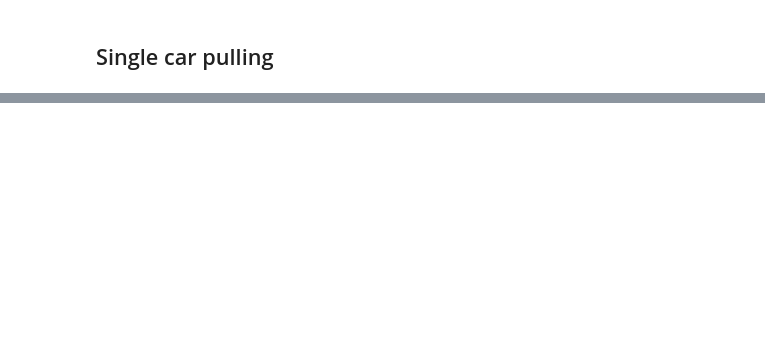
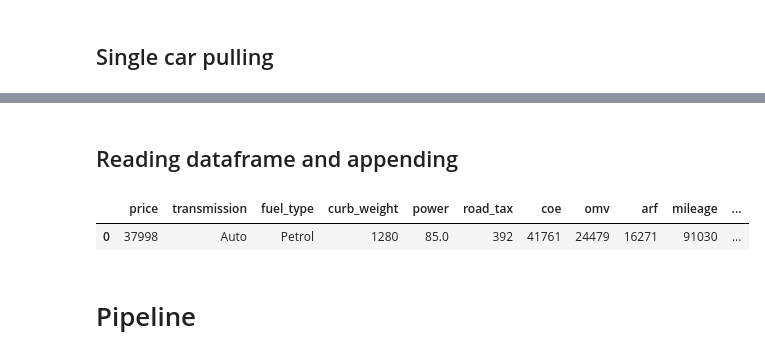
Before and after one commit to msamhz/webscrap_sgcarmart, a Jupyter notebook: webscrap.ipynb, the cells around one changed output, grey strips where cells are left out. Drawn from its saved outputs; the diff is of its cells as text; code cells hidden in the pictures; blank space fills up the shorter version.

```diff
--- a/webscrap.ipynb
+++ b/webscrap.ipynb
@@ -914,0 +1129,9 @@ print(results_smallcaps_cleaned)
+# %%
+def get_regdate(cleaned_script10_str):
+        match = re.search(r'"reg_date"\s*:\s*"([^"]+)"', cleaned_script10_str, re.IGNORECASE)
+        if match:
+            return match.group(1)
+        return None
+
+
+get_carmodel(str(cleaned_script10_str))
@@ -916,0 +1287,3 @@ print(results_smallcaps_cleaned)
+# %%
+details = extract_sgcarmart_car_details('https://www.sgcarmart.com/used-cars/info/audi-a3-sedan-10a-1439396/?dl=3382')
+details
@@ -916,0 +1309,44 @@ print(results_smallcaps_cleaned)
+# %% [markdown]
+## Reading dataframe and appending
+# %%
+def get_or_append_carlist_df(details, data_folder="data"):
+    """
+    If a CSV file exists in the data_folder, append the new details as a row.
+    If none exists, create a new one with the first details.
+    """
+    import os
+    import pandas as pd
+    from datetime import datetime
+
+    os.makedirs(data_folder, exist_ok=True)
+    csv_files = [f for f in os.listdir(data_folder) if f.startswith("carlist_") and f.endswith(".csv")]
+
+    if csv_files:
+        # Use most recent file
+        csv_files_sorted = sorted(
+            csv_files,
+            key=lambda fn: fn.split("_")[1].replace(".csv", ""),
+            reverse=True
+        )
+        csv_path = os.path.join(data_folder, csv_files_sorted[0])
+        df = pd.read_csv(csv_path)
+
+        # Append new details
+        df_new = pd.DataFrame([details])
+        df = pd.concat([df, df_new], ignore_index=True)
+        df.to_csv(csv_path, index=False)
+    else:
+        # No CSV exists, create new one
+        timestamp = datetime.now().strftime("%Y%m%d")
+        csv_path = os.path.join(data_folder, f"carlist_{timestamp}.csv")
+        df = pd.DataFrame([details])
+        df.to_csv(csv_path, index=False)
+
+    return df
+
+get_or_append_carlist_df(details)
+# %% [output]
+|  | price | transmission | fuel_type | curb_weight | power | road_tax | coe | omv | arf | mileage | ... |
+| 0 | 37998 | Auto | Petrol | 1280 | 85.0 | 392 | 41761 | 24479 | 16271 | 91030 | ... |
+# %% [markdown]
+# Pipeline
```
Also changed, not shown: parts of 28 cells of this notebook.
